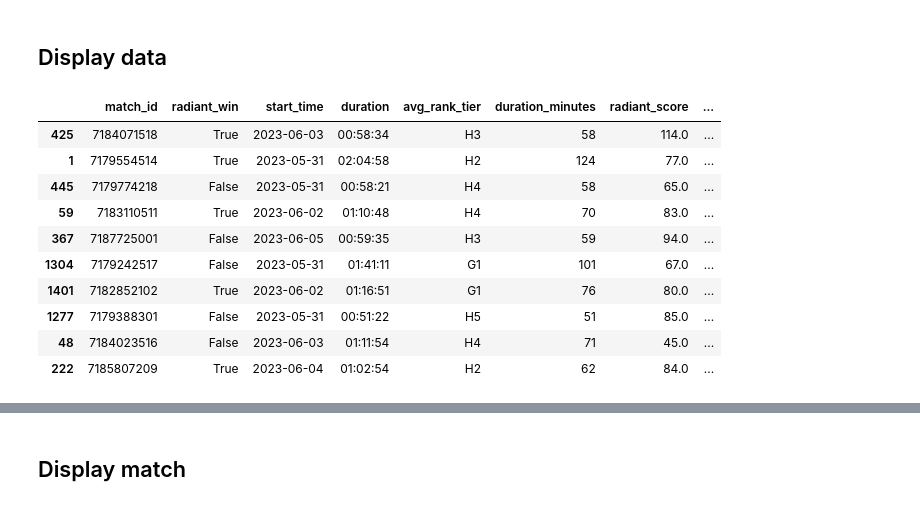
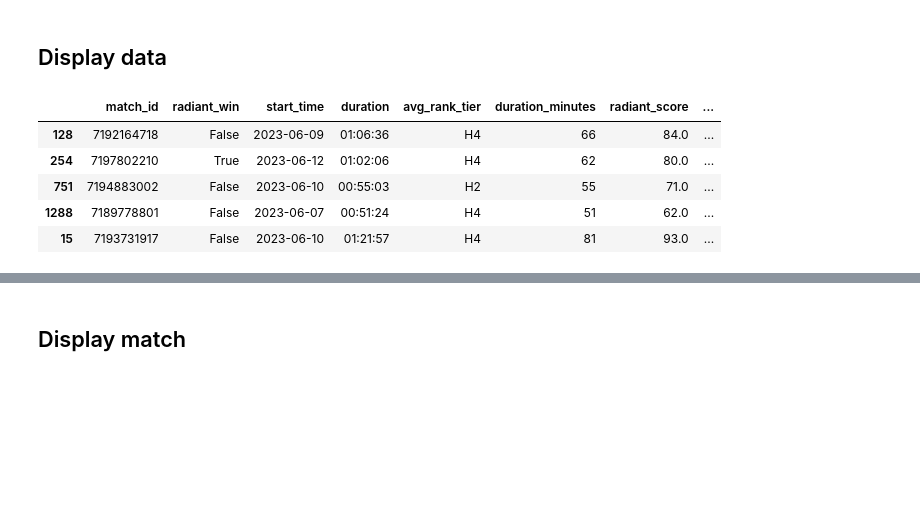
Before and after one commit to bil-lekid/HeraldReplayGet, a Jupyter notebook: main.ipynb, the cells around one changed output, grey strips where cells are left out. Drawn from its saved outputs; the diff is of its cells as text; code cells hidden in the pictures; blank space fills up the shorter version.

Commit message:
13 June, windranger struggling and axe 86 kill

```diff
--- a/main.ipynb
+++ b/main.ipynb
@@ -14,6 +14,7 @@ import tqdm
 import re
 import plotly.express as px
 import plotly.graph_objects as go
+import ast
 
 client = opendota.OpenDota()
 
@@ -22,7 +23,8 @@ def pretty_print(df):
     pd.set_option("display.max_columns", None)
     pd.set_option("display.max_rows", None)
     pd.set_option("display.precision", 2)
-    display(HTML(df.to_html(float_format="{:,}".format).replace("\\n", "<br>")))
+    display(
+        HTML(df.to_html(float_format="{:,}".format).replace("\\n", "<br>")))
     pd.reset_option("display.max_columns")
     pd.reset_option("display.max_rows")
 
@@ -515,8 +517,8 @@ display_df_edit["avg_rank_tier"] = display_df_edit["avg_rank_tier"].replace(
     [11, 12, 13, 14, 15, 21, 22, 23, 24, 25],
     ["H1", "H2", "H3", "H4", "H5", "G1", "G2", "G3", "G4", "G5"],
 )
-display_df_edit["kills_per_minute"] = (
-    round(display_df_edit["total_kill"] / display_df_edit["duration_minutes"],2)
+display_df_edit["kills_per_minute"] = round(
+    display_df_edit["total_kill"] / display_df_edit["duration_minutes"], 2
 )
 
 # comeback or no
@@ -541,10 +543,12 @@ display_df_edit["kill_dif_list"] = False
 display_df_edit["kill_dif_list"] = display_df_edit["kill_dif_list"].astype(object)
 for idx, rows in display_df_edit.iterrows():
     if pd.notnull(rows["radiantKills"]):
+        # absolute kill dif
         kills = [
             element1 - element2
             for (element1, element2) in zip(
-                eval(rows["radiantKills"]), eval(rows["direKills"])
+                eval(rows["radiantKills"]),
+                eval(rows["direKills"]),
             )
         ]
         kill_dif_list = []
@@ -558,7 +562,9 @@ for idx, rows in display_df_edit.iterrows():
             display_df_edit.loc[idx, "max_kill_dif"] = max(kill_dif_list)
         else:
             display_df_edit.loc[idx, "max_kill_dif"] = min(kill_dif_list)
-
+        # gold lead
+        display_df_edit.at[idx,"goldSwing"] = max(ast.literal_eval(rows["radiantNetworthLeads"])) - abs(min(ast.literal_eval(rows["radiantNetworthLeads"])))
+        display_df_edit.at[idx,"absGoldSwing"] = abs(max(ast.literal_eval(rows["radiantNetworthLeads"])) - abs(min(ast.literal_eval(rows["radiantNetworthLeads"]))))
 
 # get only herald comment if not required
 # display_df_edit = display_df_edit[display_df_edit['avg_rank_tier'].str.find('H') == 0]
@@ -582,42 +588,39 @@ column_list = [
     "dire_score",
     "total_kill",
     "kill_dif",
     "max_kill_dif",
     "kills_per_minute",
     "comeback",
     "analysisOutcome",
+    'goldSwing',
+    'absGoldSwing',
     "topLaneOutcome",
     "midLaneOutcome",
     "bottomLaneOutcome",
     "HK",
     "player_HK",
     "item_HK",
     "HD",
     "player_HD",
     "item_HD",
     "HLH",
     "HDeny",
     "HGPM",
     "HXPM",
     "abs_kill_dif",
 ]
 
 condition = display_df_edit["match_id"].notnull()
-# condition = display_df_edit['analysisOutcome'] == "NONE"
+condition = display_df_edit['analysisOutcome'] == 'COMEBACK'
 pretty_print(
     display_df_edit.loc[condition, column_list]
     .sort_values(by=["HK"], ascending=[False])
-    .head(10)
+    .head(5)
 )
 # %% [output]
 |  | match_id | radiant_win | start_time | duration | avg_rank_tier | duration_minutes | radiant_score | ... |
-| 425 | 7184071518 | True | 2023-06-03 | 00:58:34 | H3 | 58 | 114.0 | ... |
-| 1 | 7179554514 | True | 2023-05-31 | 02:04:58 | H2 | 124 | 77.0 | ... |
-| 445 | 7179774218 | False | 2023-05-31 | 00:58:21 | H4 | 58 | 65.0 | ... |
-| 59 | 7183110511 | True | 2023-06-02 | 01:10:48 | H4 | 70 | 83.0 | ... |
-| 367 | 7187725001 | False | 2023-06-05 | 00:59:35 | H3 | 59 | 94.0 | ... |
-| 1304 | 7179242517 | False | 2023-05-31 | 01:41:11 | G1 | 101 | 67.0 | ... |
-| 1401 | 7182852102 | True | 2023-06-02 | 01:16:51 | G1 | 76 | 80.0 | ... |
-| 1277 | 7179388301 | False | 2023-05-31 | 00:51:22 | H5 | 51 | 85.0 | ... |
-| 48 | 7184023516 | False | 2023-06-03 | 01:11:54 | H4 | 71 | 45.0 | ... |
-| 222 | 7185807209 | True | 2023-06-04 | 01:02:54 | H2 | 62 | 84.0 | ... |
+| 128 | 7192164718 | False | 2023-06-09 | 01:06:36 | H4 | 66 | 84.0 | ... |
+| 254 | 7197802210 | True | 2023-06-12 | 01:02:06 | H4 | 62 | 80.0 | ... |
+| 751 | 7194883002 | False | 2023-06-10 | 00:55:03 | H2 | 55 | 71.0 | ... |
+| 1288 | 7189778801 | False | 2023-06-07 | 00:51:24 | H4 | 51 | 62.0 | ... |
+| 15 | 7193731917 | False | 2023-06-10 | 01:21:57 | H4 | 81 | 93.0 | ... |
```
Also changed, not shown: parts of 6 cells of this notebook, 3 other files.
